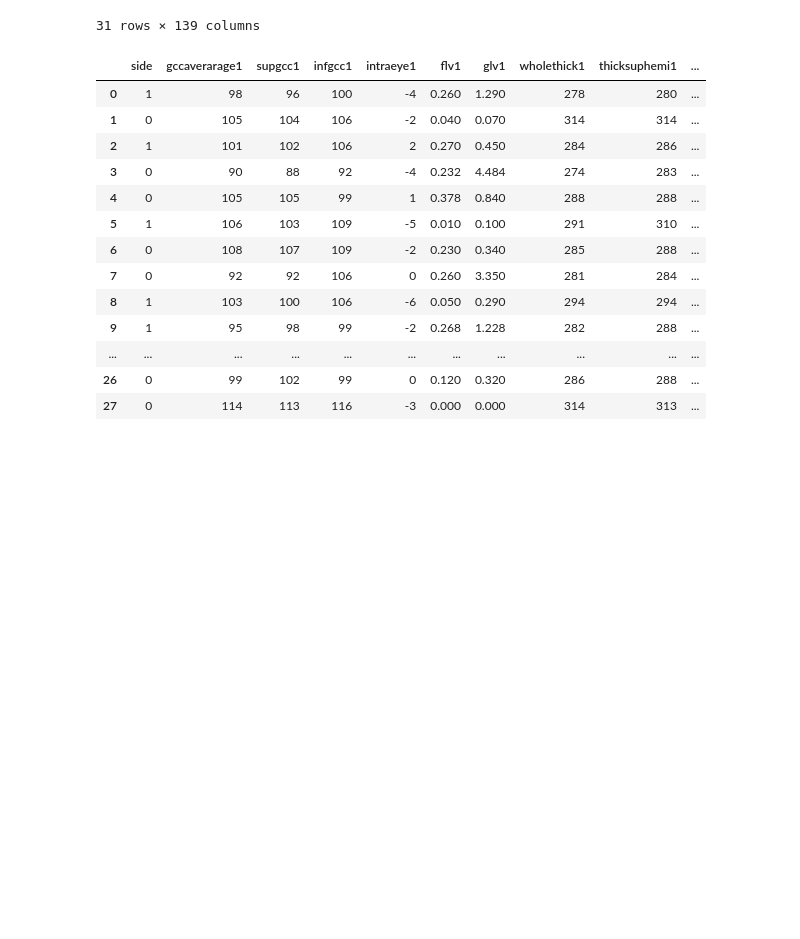
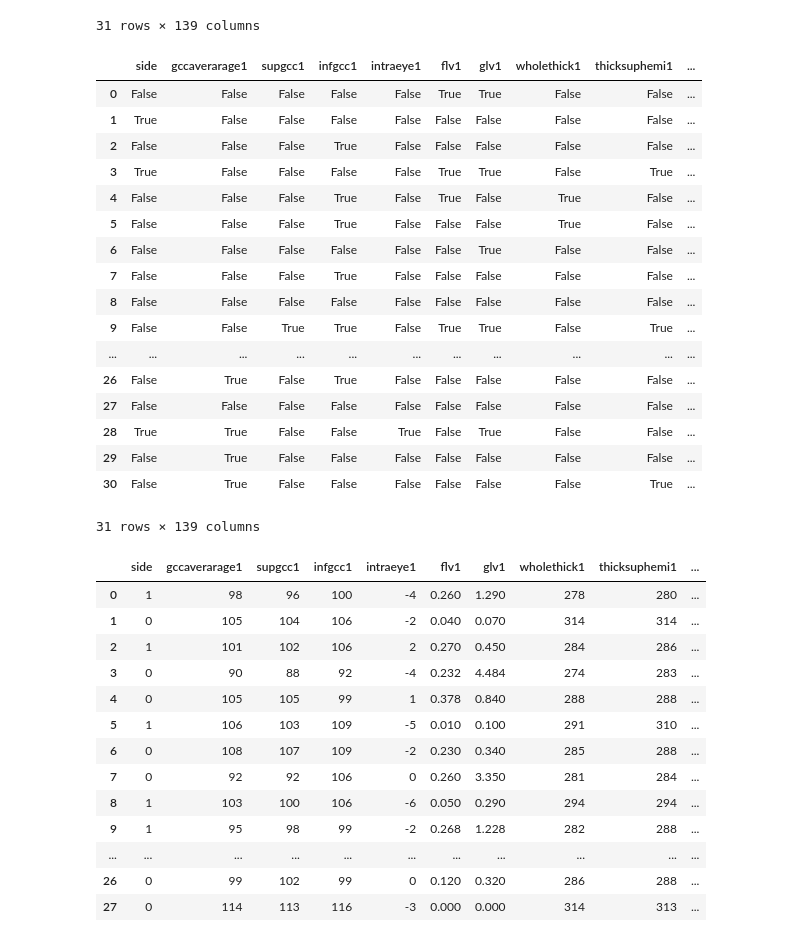
Before and after one commit to iMaatin/AutoStats, a Jupyter notebook: pg.ipynb, the cells around one changed output. Drawn from its saved outputs; the diff is of its cells as text; code cells hidden in the pictures; blank space fills up the shorter version.

```diff
--- a/pg.ipynb
+++ b/pg.ipynb
@@ -167,6 +217,27 @@ df3
 | 29 | 0.0 | NaN | 89.0 | 89.0 | 0.0 | 0.41 | 5.92 | 286.0 | 289.0 | ... |
 | 30 | 0.0 | NaN | 94.0 | 99.0 | -5.0 | 0.03 | 1.33 | 288.0 | NaN | ... |
 31 rows × 139 columns
+# %%
+df3_mask
+# %% [output]
+|  | side | gccaverarage1 | supgcc1 | infgcc1 | intraeye1 | flv1 | glv1 | wholethick1 | thicksuphemi1 | ... |
+| 0 | False | False | False | False | False | True | True | False | False | ... |
+| 1 | True | False | False | False | False | False | False | False | False | ... |
+| 2 | False | False | False | True | False | False | False | False | False | ... |
+| 3 | True | False | False | False | False | True | True | False | True | ... |
+| 4 | False | False | False | True | False | True | False | True | False | ... |
+| 5 | False | False | False | True | False | False | False | True | False | ... |
+| 6 | False | False | False | False | False | False | True | False | False | ... |
+| 7 | False | False | False | True | False | False | False | False | False | ... |
+| 8 | False | False | False | False | False | False | False | False | False | ... |
+| 9 | False | False | True | True | False | True | True | False | True | ... |
+| ... | ... | ... | ... | ... | ... | ... | ... | ... | ... | ... |
+| 26 | False | True | False | True | False | False | False | False | False | ... |
+| 27 | False | False | False | False | False | False | False | False | False | ... |
+| 28 | True | True | False | False | True | False | True | False | False | ... |
+| 29 | False | True | False | False | False | False | False | False | False | ... |
+| 30 | False | True | False | False | False | False | False | False | True | ... |
+31 rows × 139 columns
 # %%
 
 def knn_impute_df(df, continuous_cols=None, discrete_cols=None, categorical_cols=None, n_neighbors=5):
```
Also changed, not shown: parts of 14 cells of this notebook, 6 other files.
